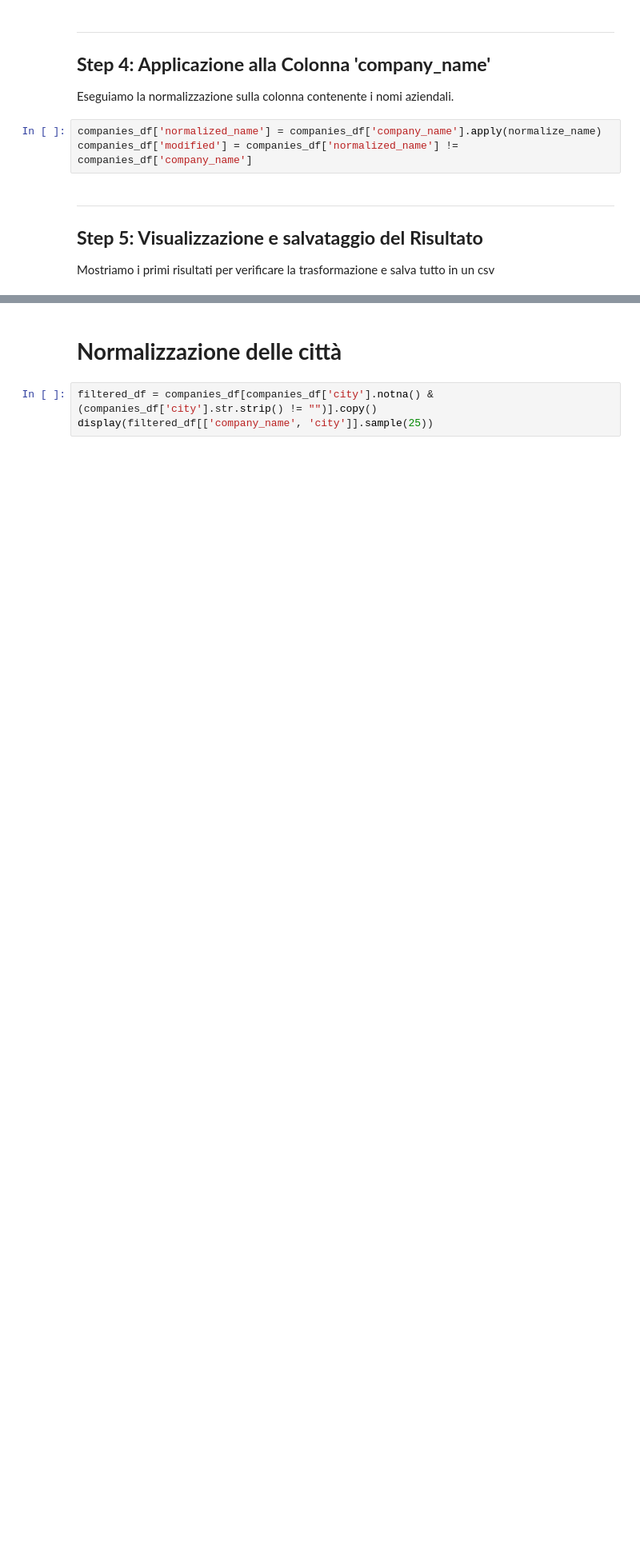
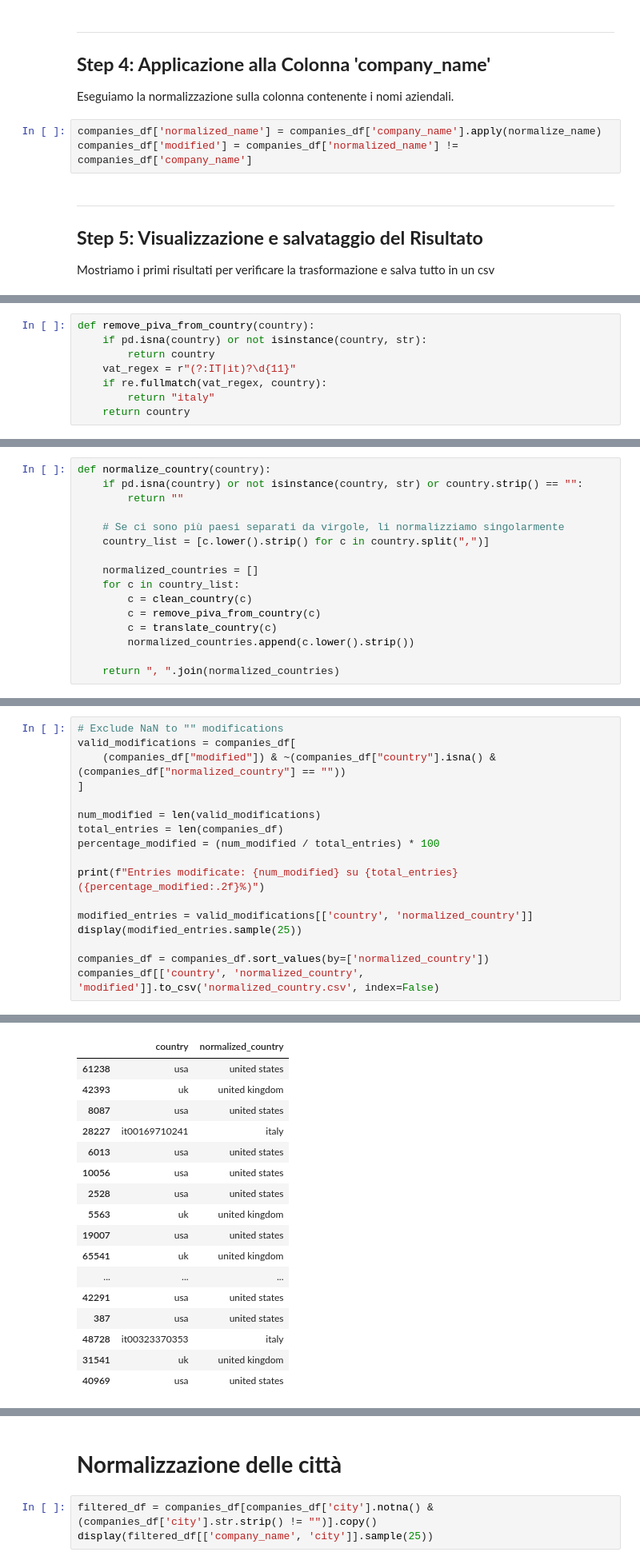
Before and after one commit to MatVitale6/IngegneriaDeiDatiProject, a Jupyter notebook: homework5/record_linkage/normalize_companies.ipynb, the cells around one changed output, grey strips where cells are left out. Shown at 80% size. Drawn from its saved outputs; the diff is of its cells as text; blank space fills up the shorter version.

```diff
--- a/homework5/record_linkage/normalize_companies.ipynb
+++ b/homework5/record_linkage/normalize_companies.ipynb
@@ -155,0 +197,8 @@ companies_df.to_csv('../aziende_normalizzate.csv', index=False)
+# %%
+def remove_piva_from_country(country):
+    if pd.isna(country) or not isinstance(country, str):
+        return country
+    vat_regex = r"(?:IT|it)?\d{11}"
+    if re.fullmatch(vat_regex, country):
+        return "italy"
+    return country
@@ -155,0 +264,16 @@ companies_df.to_csv('../aziende_normalizzate.csv', index=False)
+# %%
+def normalize_country(country):
+    if pd.isna(country) or not isinstance(country, str) or country.strip() == "":
+        return ""
+
+    # Se ci sono più paesi separati da virgole, li normalizziamo singolarmente
+    country_list = [c.lower().strip() for c in country.split(",")]
+
+    normalized_countries = []
+    for c in country_list:
+        c = clean_country(c)
+        c = remove_piva_from_country(c)
+        c = translate_country(c)
+        normalized_countries.append(c.lower().strip())
+
+    return ", ".join(normalized_countries)
@@ -155,0 +283,18 @@ companies_df.to_csv('../aziende_normalizzate.csv', index=False)
+# %%
+# Exclude NaN to "" modifications
+valid_modifications = companies_df[
+    (companies_df["modified"]) & ~(companies_df["country"].isna() & (companies_df["normalized_country"] == ""))
+]
+
+num_modified = len(valid_modifications)
+total_entries = len(companies_df)
+percentage_modified = (num_modified / total_entries) * 100
+
+print(f"Entries modificate: {num_modified} su {total_entries} ({percentage_modified:.2f}%)")
+
+modified_entries = valid_modifications[['country', 'normalized_country']]
+display(modified_entries.sample(25))
+
+companies_df = companies_df.sort_values(by=['normalized_country'])
+companies_df[['country', 'normalized_country', 'modified']].to_csv('normalized_country.csv', index=False)
+# %% [output]
@@ -155,0 +302,17 @@ companies_df.to_csv('../aziende_normalizzate.csv', index=False)
+|  | country | normalized_country |
+| 61238 | usa | united states |
+| 42393 | uk | united kingdom |
+| 8087 | usa | united states |
+| 28227 | it00169710241 | italy |
+| 6013 | usa | united states |
+| 10056 | usa | united states |
+| 2528 | usa | united states |
+| 5563 | uk | united kingdom |
+| 19007 | usa | united states |
+| 65541 | uk | united kingdom |
+| ... | ... | ... |
+| 42291 | usa | united states |
+| 387 | usa | united states |
+| 48728 | it00323370353 | italy |
+| 31541 | uk | united kingdom |
+| 40969 | usa | united states |
```
Also changed, not shown: parts of 44 cells of this notebook, 5 other files.
